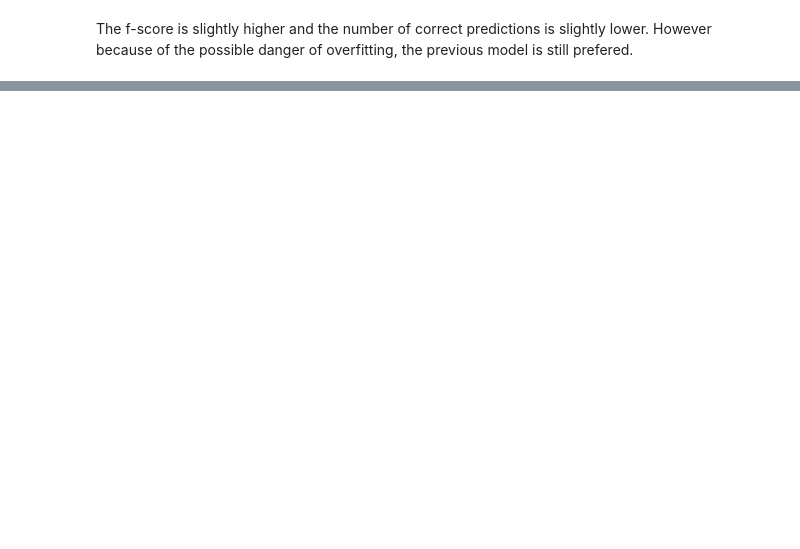
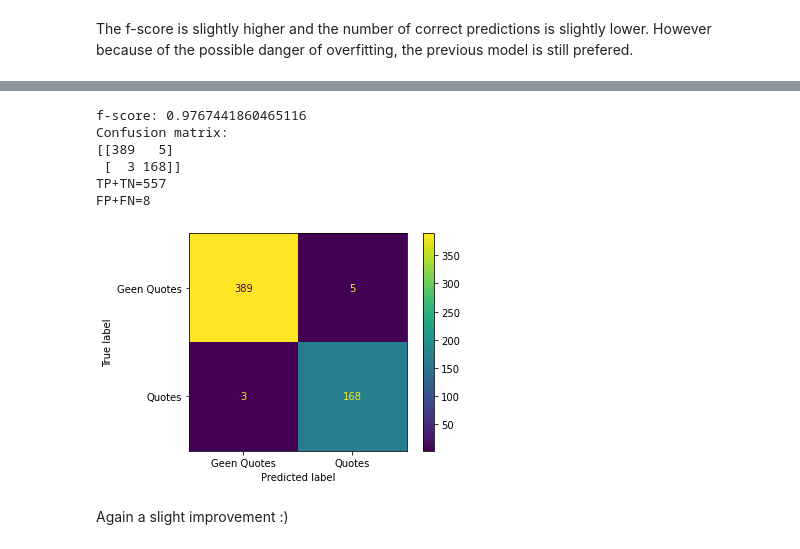
Before and after one commit to arnodeceuninck/news-headlines-research, a Jupyter notebook: 1 Label classification.ipynb, the cells around one changed output, grey strips where cells are left out. Drawn from its saved outputs; the diff is of its cells as text; code cells hidden in the pictures; blank space fills up the shorter version.

Commit message:
Quotes detection

```diff
--- a/1 Label classification.ipynb
+++ b/1 Label classification.ipynb
@@ -2933,0 +3075,3 @@ The f-score is slightly higher and the number of correct predictions is slightly
+# %%
+def contains_quotation_mark(text):
+    return '"' in text
@@ -2933,0 +3167,8 @@ The f-score is slightly higher and the number of correct predictions is slightly
+# %%
+class LongestQuotationLengthCounter(BaseEstimator, TransformerMixin):
+    def fit(self, X, y=None):
+        return self
+
+    def transform(self, X, y=None):
+        X_ = X.copy()
+        return sparse.csr_matrix(X_.apply(get_quotation_word_count)).transpose()
@@ -2933,0 +3223,39 @@ The f-score is slightly higher and the number of correct predictions is slightly
+# %%
+class DoublePointFinder(BaseEstimator, TransformerMixin):
+    def fit(self, X, y=None):
+        return self
+
+    def transform(self, X, y=None):
+        X_ = X.copy()
+        return sparse.csr_matrix(X_.apply(lambda x: ":" in x)).transpose()
+# %%
+from sklearn.preprocessing import StandardScaler
+
+model = Pipeline([
+    ('union', FeatureUnion([
+        ('vectorizer', TfidfVectorizer(ngram_range=(1, 1))),
+        ('consecutive_pronouns', QuotesFinder()),
+        ('longest_quotation_length', Pipeline([
+            ('counter', LongestQuotationLengthCounter()),
+            # ('scaler', StandardScaler(with_mean=False)) # Scale to 0-1 (with_mean was required because sparsematrix) (with or without scaler didn't make difference in test results)
+        ])),
+        ('double_point', DoublePointFinder())
+    ])),
+    ('resampler', SMOTETomek(random_state=0)),
+    ('classifier', svm.LinearSVC(random_state=0))
+])
+
+model.fit(train_x, train_y)
+
+prediction = model.predict(valid_x)
+evaluate(valid_y, prediction)
+# %% [output]
+f-score: 0.9767441860465116
+Confusion matrix:
+[[389   5]
+ [  3 168]]
+TP+TN=557
+FP+FN=8
+[figure, added]
+# %% [markdown]
+Again a slight improvement :)
```
Also changed, not shown: parts of 72 cells of this notebook.
